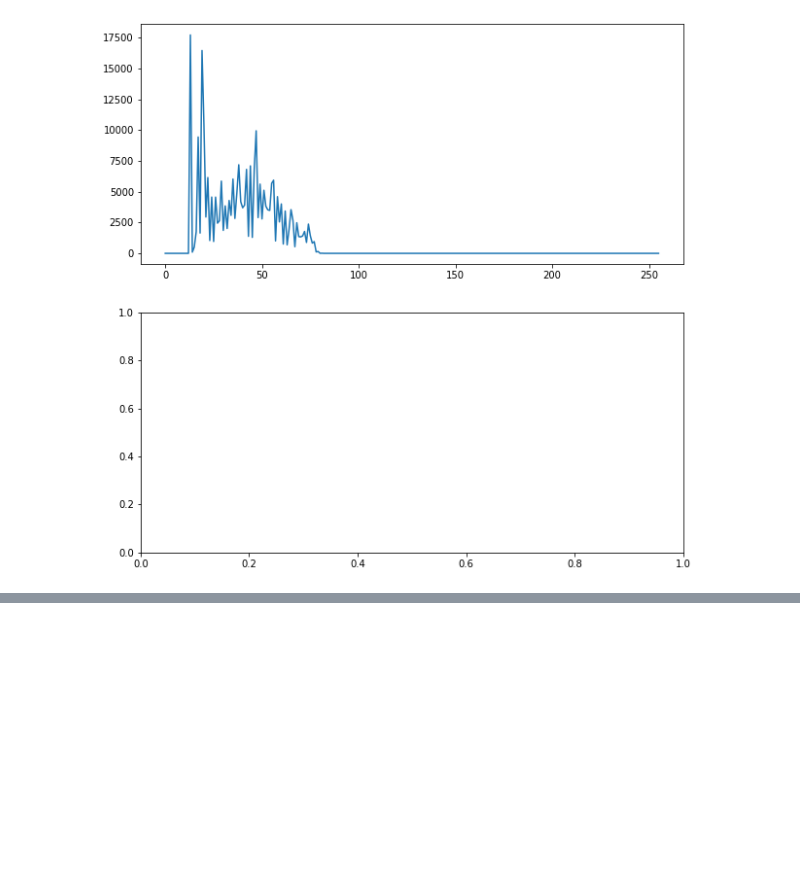
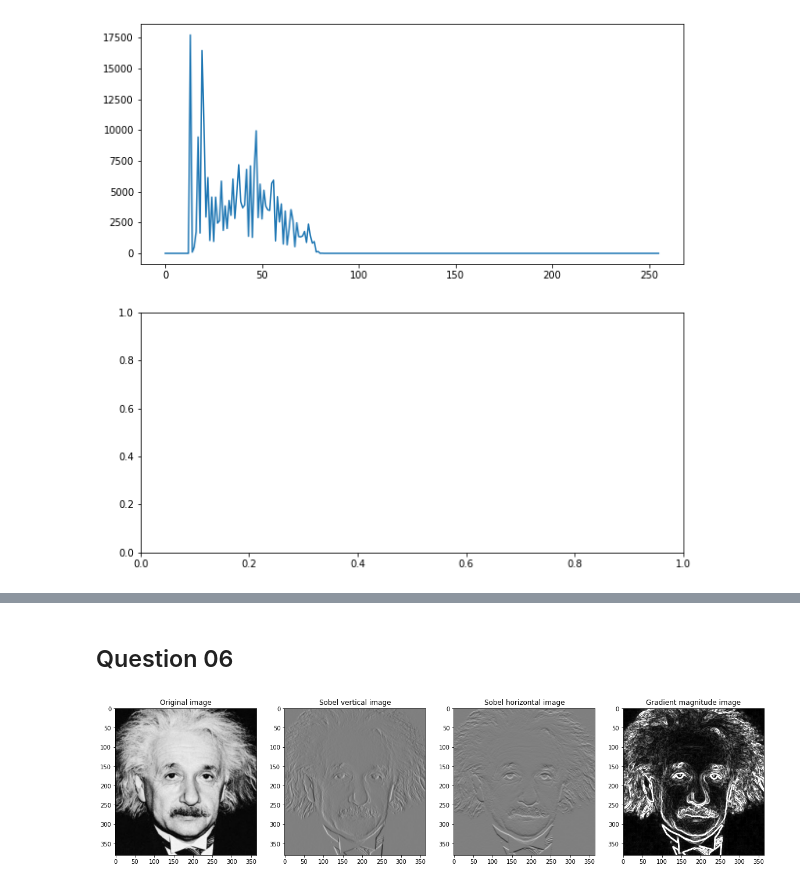
Before and after one commit to shivankapriyashan/EN2250-Fundamentals-of-Image-Processing-and-Machine-Vision, a Jupyter notebook: Assignment_01/Assignment 01 - Intensity transformations and neighborhood filtering.ipynb, the cells around one changed output, grey strips where cells are left out. Drawn from its saved outputs; the diff is of its cells as text; code cells hidden in the pictures; blank space fills up the shorter version.

```diff
--- a/Assignment_01/Assignment 01 - Intensity transformations and neighborhood filtering.ipynb
+++ b/Assignment_01/Assignment 01 - Intensity transformations and neighborhood filtering.ipynb
@@ -183,0 +284,31 @@ plt.show()
+# %% [markdown]
+## Question 06
+# %%
+src = cv.imread(r"D:/04 SEMESTER/EN2550 Fundamentals of Image Processing and Machine Vision/Assignment 01 - Intensity transformation and neighborhood filtering/einstein.png",cv.IMREAD_GRAYSCALE).astype(dtype=np.float32)
+assert src is not None
+
+sobel_horizontal = np.array([[-1,-2,-1],[0,0,0],[1,2,1]],dtype=float)
+sobel_vertical = sobel_horizontal.transpose()
+
+f_image1 = cv.filter2D(src,-1,sobel_vertical)
+f_image2 = cv.filter2D(src,-1,sobel_horizontal)
+grad = np.sqrt(f_image1**2  + f_image2**2)
+
+fig, ax = plt.subplots(1,4,figsize=(20,20))
+
+
+ax[0].imshow(src,cmap='gray',vmin=0,vmax=255)
+ax[0].set_title("Original image")
+
+ax[1].imshow(f_image1,cmap='gray',vmin=-1020,vmax=1020)
+ax[1].set_title("Sobel vertical image")
+
+ax[2].imshow(f_image2,cmap='gray',vmin=-1020,vmax=1020)
+ax[2].set_title("Sobel horizontal image")
+
+ax[3].imshow(grad,cmap='gray',vmin=0, vmax=255)
+ax[3].set_title("Gradient magnitude image")
+
+plt.show()
+# %% [output]
+[figure, added]
```
Also changed, not shown: parts of 4 cells of this notebook.
